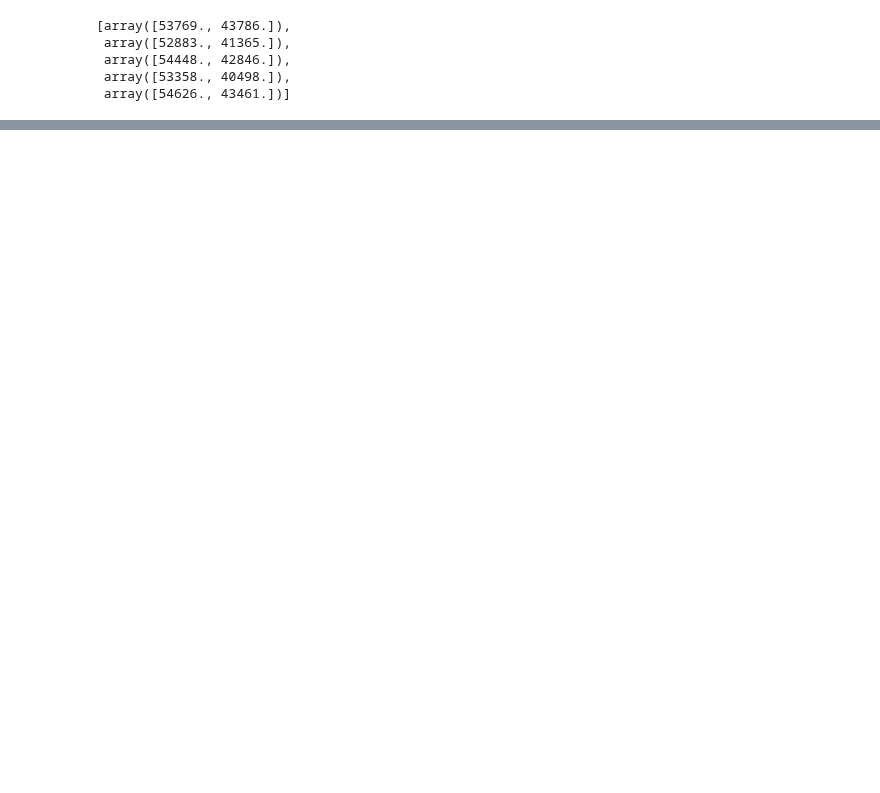
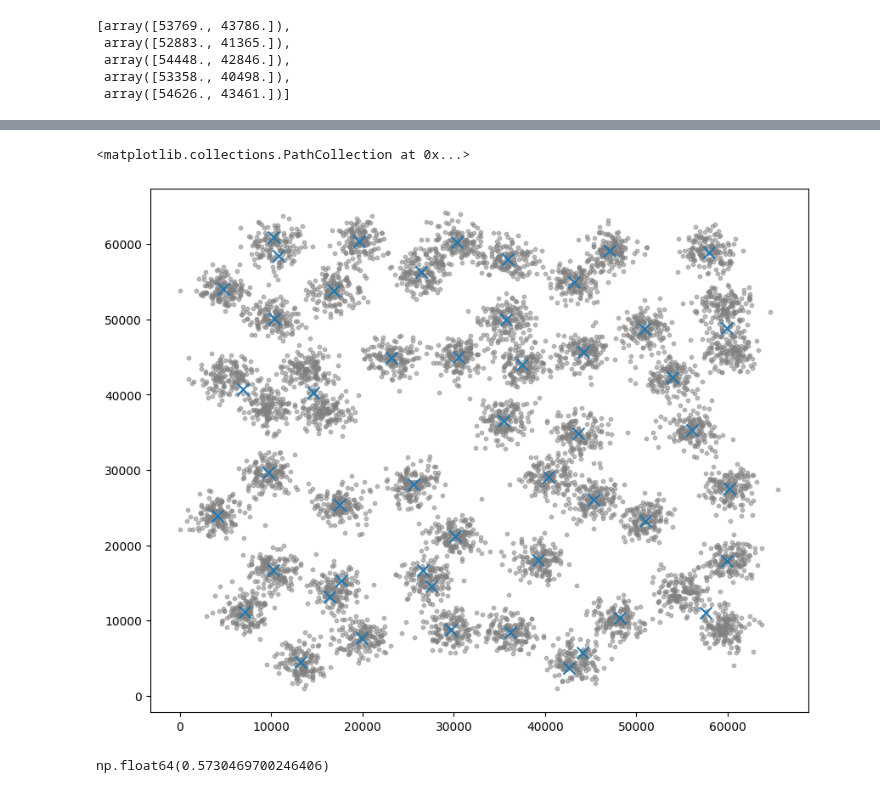
Before and after one commit to antonste/finalprojet, a Jupyter notebook: notebooks/Mux-Kmeans.ipynb, the cells around one changed output, grey strips where cells are left out. Cells and saved outputs as stored; diff of their text form; code cells hidden in the pictures; blank space fills up the shorter version.

```diff
--- a/notebooks/Mux-Kmeans.ipynb
+++ b/notebooks/Mux-Kmeans.ipynb
@@ -99,7 +136,16 @@ parsed_data.take(5)
  array([54626., 43461.])]
 # %%
 # Initialize multiple centroid groups
-initial_centroids_groups = [np.random.rand(k, len(parsed_data.take(1)[0])) for _ in range(s)]
+def initialize_centroid_groups(parsed_data, k, s):
+    # Collect a small subset of the data for initialization
+    sample_data = parsed_data.takeSample(False, k * s, seed=1)
+    centroid_groups = [
+        sample_data[i * k:(i + 1) * k] for i in range(s)
+    ]
+    return centroid_groups
+
+# Initialize centroid groups
+initial_centroids_groups = initialize_centroid_groups(parsed_data, k, s)
 
 # Mux-Kmeans main loop
 for iteration in range(max_iterations):
@@ -127,8 +173,9 @@ for iteration in range(max_iterations):
             .collectAsMap()
         )
 
-         # Format as np.array
-        new_centroids_arr = np.array([new_centroids[j] for j in range(len(centroids))], dtype=np.float64)
+        new_centroids_arr = np.array(
+                [new_centroids[j] if j in new_centroids else centroids[j] for j in range(len(centroids))]
+        )
 
         # Update the centroids to the new centroids
         centroids_broadcast = sc.broadcast(new_centroids_arr)
@@ -157,13 +204,15 @@ for iteration in range(max_iterations):
     # Incubate new groups
     new_centroid_groups = []
     for group in aligned_centroid_groups:
-        if iteration % 2 == 0:
-            new_centroid_groups.append(rsds(group, cluster_points))
-        else:
-            new_centroid_groups.append(adgp(group))
+        new_centroid_groups.append(adgp(group))
 
     # Prepare for the next iteration
     initial_centroids_groups = best_centroids + new_centroid_groups
+    print("scores:", end="\t")
+    for score in twcv_scores:
+        print(f"{int(score[1]):,}", end="\t")
+    print()
+
 
 # Select the final best group
 final_group = min(twcv_scores, key=lambda x: x[1])
@@ -172,0 +238,35 @@ np.float64(21405576944054.703)
+# %%
+import matplotlib.pyplot as plt
+
+plt.figure(figsize=(10, 8))
+
+plot_data = np.array(parsed_data.collect())
+
+# Plot raw data points
+plt.scatter(
+    plot_data[:, 0], plot_data[:, 1],
+    s=10, alpha=0.5, label="Raw Data", color='gray'
+)
+
+plt.scatter(
+    final_group[0][:, 0], final_group[0][:, 1],
+    label=f"Centroids Group",
+    marker='x', s=100
+)
+# %% [output]
+<matplotlib.collections.PathCollection at 0x...>
+[figure, added]
+# %%
+import numpy as np
+from sklearn.cluster import KMeans
+from sklearn.metrics import silhouette_score
+
+data = np.array(parsed_data.collect())
+kmeans = KMeans(n_clusters=k, max_iter=max_iterations, random_state=314)
+cluster_labels = kmeans.fit_predict(data)
+
+# Evaluate using Silhouette Score
+silhouette = silhouette_score(data, cluster_labels)
+silhouette
+# %% [output]
+np.float64(0.5730469700246406)
```
Also changed, not shown: parts of 5 cells of this notebook.
